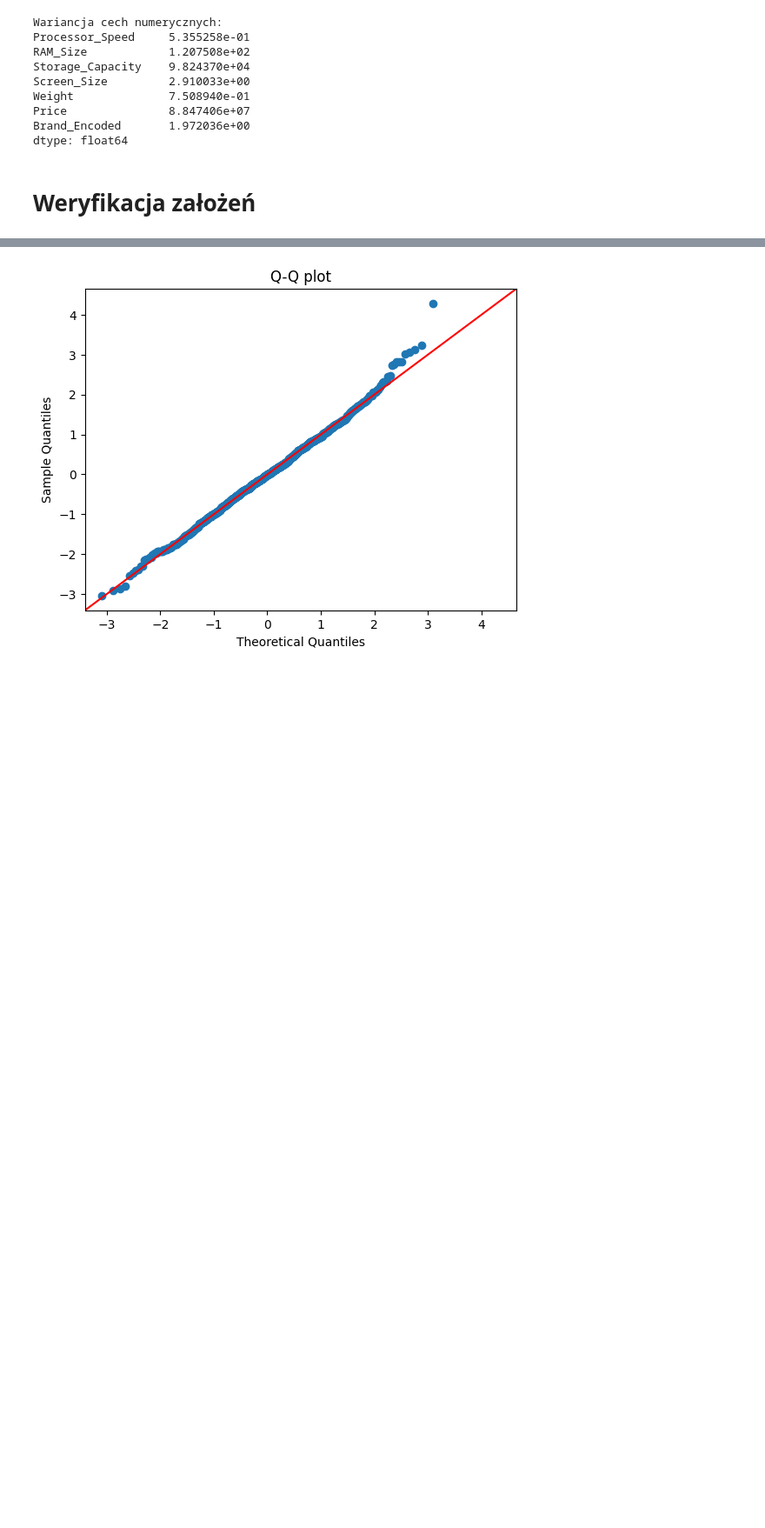
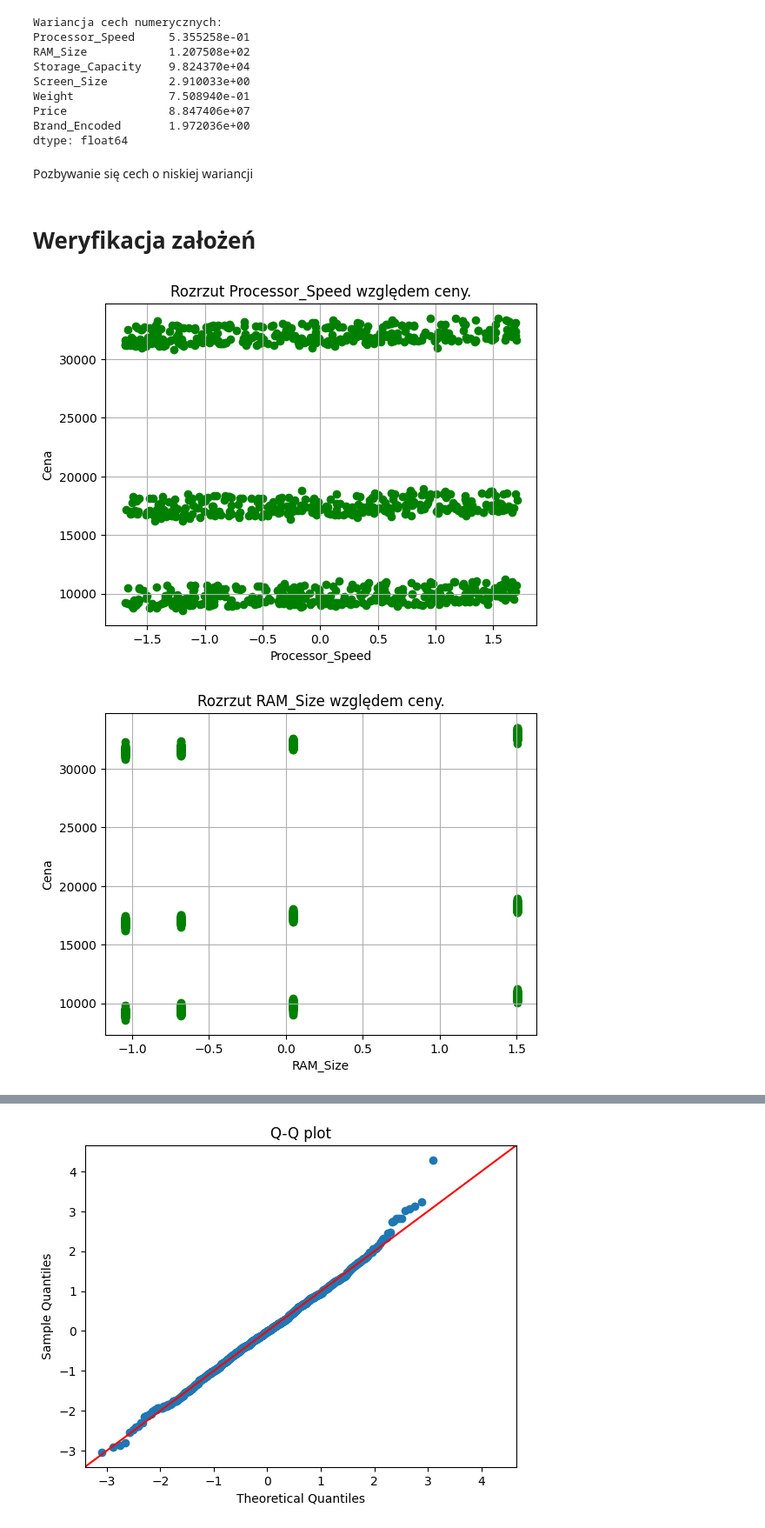
Before and after one commit to JedWojtowicz/MAD_SWPS_Jedrzej_Wojtowicz_3, a Jupyter notebook: MAD_JW_Projekt.ipynb, the cells around one changed output, grey strips where cells are left out. Shown at 87% size. Saved outputs shown, nothing was run; the diff lists cells and outputs as text; code cells hidden in the pictures; blank space fills up the shorter version.

```diff
--- a/MAD_JW_Projekt.ipynb
+++ b/MAD_JW_Projekt.ipynb
@@ -310,3 +312,5 @@ Weight              7.508940e-01
 Price               8.847406e+07
 Brand_Encoded       1.972036e+00
 dtype: float64
+# %% [markdown]
+Pozbywanie się cech o niskiej wariancji
@@ -313,2 +320,14 @@ dtype: float64
 # %% [markdown]
 # Weryfikacja założeń
+# %%
+for feature in X.columns:
+  values: np.ndarray = X[feature]
+  plt.scatter(values, y, color='g')
+  plt.xlabel(feature)
+  plt.ylabel('Cena')
+  plt.title(f'Rozrzut {feature} względem ceny.')
+  plt.grid(True)
+  plt.show()
+# %% [output]
+[figure, added]
+[figure, added]
```
Also changed, not shown: parts of 14 cells of this notebook.
